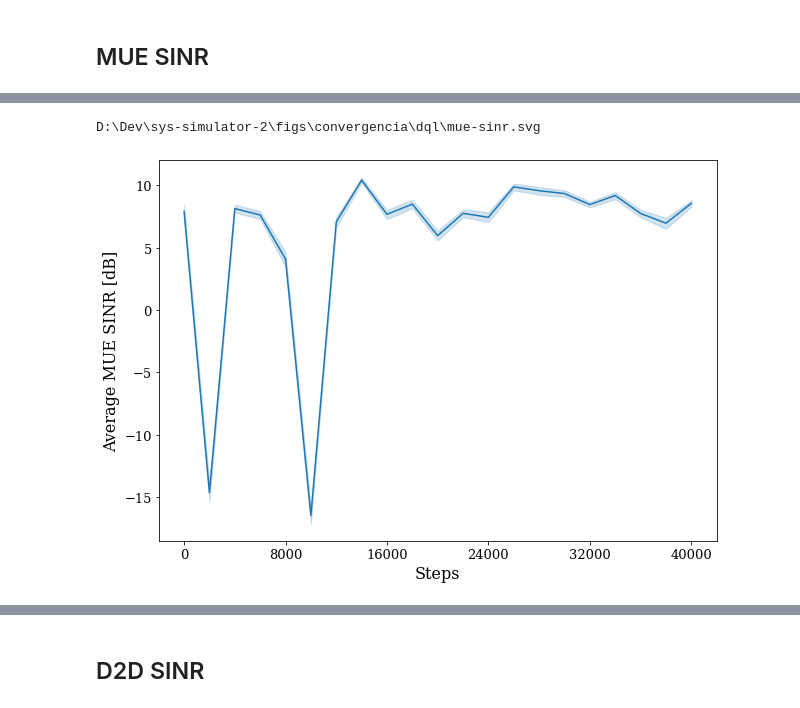
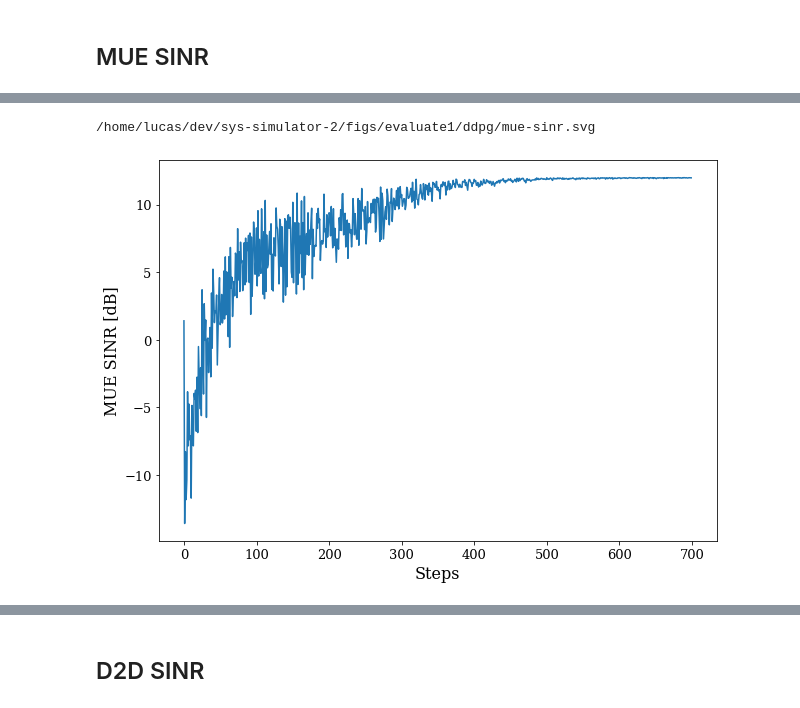
Before and after one commit to lbaiao/sys-simulator-2, a Jupyter notebook: notebooks/figs-notebooks/convergencia.ipynb, the cells around one changed output, grey strips where cells are left out. Cells and saved outputs as stored; diff of their text form; code cells hidden in the pictures.

```diff
--- a/notebooks/figs-notebooks/convergencia.ipynb
+++ b/notebooks/figs-notebooks/convergencia.ipynb
@@ -12,19 +12,19 @@ from sys_simulator.general import load_with_pickle, sns_confidence_interval_plot
 from copy import deepcopy
 import os
 # %%
-EXP_NAME = 'convergencia'
+EXP_NAME = 'evaluate1'
 
 # ddpg
-# ALGO_NAME = 'ddpg'
-# filepath = "D:\Dev/sys-simulator-2\\data\\ddpg\\script7\\20210506-100648\\log.pickle"
+ALGO_NAME = 'ddpg'
+filepath = "/home/lucas/dev/sys-simulator-2/data/ddpg/evaluate1/20210517-074007/log.pickle"
 # dql
-ALGO_NAME = 'dql'
-filepath = "D:\Dev/sys-simulator-2\DATA\DQL\SCRIPT52\\20210508-144816\\log.pickle"
+# ALGO_NAME = 'dql'
+# filepath = "/home/lucas/dev/sys-simulator-2/data/dql/evaluate1/20210516-213236/log.pickle"
 # a2c
 # ALGO_NAME = 'a2c'
 # filepath = "D:\\Dev\\sys-simulator-2\\data\\a2c\\script16\\20210509-134816\\log.pickle"
 # output path
-OUTPUT_PATH = f'D:\\Dev\\sys-simulator-2\\figs\\{EXP_NAME}\\{ALGO_NAME}'
+OUTPUT_PATH = f'/home/lucas/dev/sys-simulator-2/figs/{EXP_NAME}/{ALGO_NAME}'
 
 file = open(filepath, 'rb')
 data = pickle.load(file)
@@ -59,6 +41,4 @@ xx.shape
 # %%
-mue_sinrs = deepcopy(d_train['mue_sinrs'])
-mue_sinrs.append(d_test['mue_sinrs'])
-mue_sinrs = np.array(mue_sinrs)
+mue_sinrs = np.array(data['mue_sinrs'])
 mue_sinrs.shape
 # %% [output]
@@ -114,8 +87,4 @@ x_ticks = [i*EVAL_EVERY*(mue_sinrs.shape[0]-1)/5 for i in range(6)]
+# %%
+x = list(range(mue_sinrs.shape[0]))
 # %% [markdown]
 ## MUE SINR
-# %%
-x = np.ones(mue_sinrs.shape)
-for i in range(mue_sinrs.shape[0]):
-    x[i, :] = i
-x = x.reshape(-1)
-x *= EVAL_EVERY
@@ -134,18 +91,18 @@ plt.show()
 # %%
 plt.figure(figsize=(10,7))
 sns.lineplot(x=x, y=mue_sinrs.reshape(-1))
 plt.xlabel('Steps', fontdict=x_font)
-plt.ylabel('Average MUE SINR [dB]', fontdict=y_font)
-plt.xticks(x_ticks, **ticks_font)
+plt.ylabel('MUE SINR [dB]', fontdict=y_font)
+plt.xticks(**ticks_font)
 plt.yticks(**ticks_font)
 fig_name = 'mue-sinr'
-svg_path = f'{OUTPUT_PATH}\\{fig_name}.svg'
-eps_path = f'{OUTPUT_PATH}\\{fig_name}.eps'
+svg_path = f'{OUTPUT_PATH}/{fig_name}.svg'
+eps_path = f'{OUTPUT_PATH}/{fig_name}.eps'
 print(svg_path)
 # save fig
 plt.savefig(svg_path)
 os.system(f'magick convert {svg_path} {eps_path}')
 plt.show()
 # %% [output]
-D:\Dev\sys-simulator-2\figs\convergencia\dql\mue-sinr.svg
+/home/lucas/dev/sys-simulator-2/figs/evaluate1/ddpg/mue-sinr.svg
-[figure, old version]
+[figure, new version]
```
Also changed, not shown: parts of 30 cells of this notebook, 6 other files.
